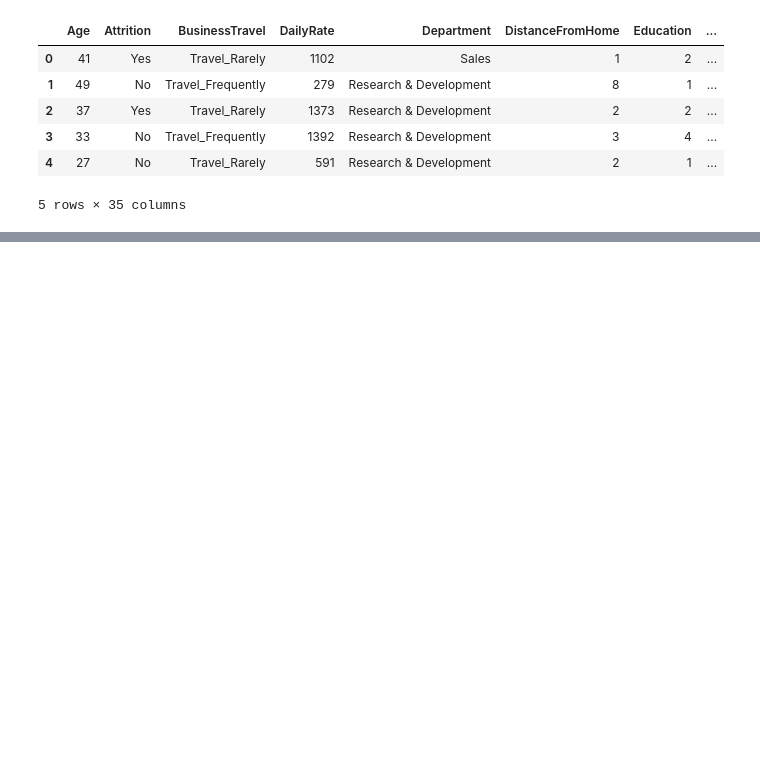
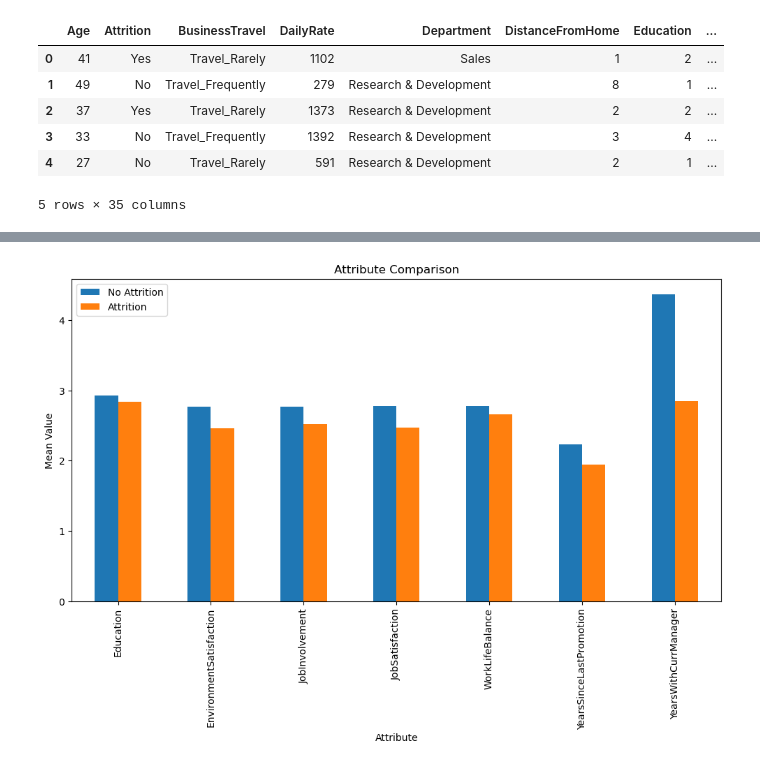
Before and after one commit to Jeff-Wince/GroupProj_Aakash_Jeff_Sonila_Stephanie, a Jupyter notebook: HR-Employee-Attrition.ipynb, the cells around one changed output, grey strips where cells are left out. Saved outputs shown, nothing was run; the diff lists cells and outputs as text; code cells hidden in the pictures; blank space fills up the shorter version.

```diff
--- a/HR-Employee-Attrition.ipynb
+++ b/HR-Employee-Attrition.ipynb
@@ -616,0 +328,19 @@ dep_yes
+# %%
+#making a dataframe out of columns that we see a noticeable difference in att_means and putting it on side by side bar graphs
+
+at_df = pd.DataFrame({'Attribute': ['Education', 'EnvironmentSatisfaction', 'JobInvolvement', 'JobSatisfaction',
+                                    'WorkLifeBalance', 'YearsSinceLastPromotion', 'YearsWithCurrManager'],
+                   'No Attrition': [ 2.93, 2.77, 2.77, 2.78, 2.78, 2.23, 4.37],
+                   'Attrition': [ 2.84, 2.46, 2.52, 2.47, 2.66, 1.95, 2.85]})
+
+# Plot the data as a bar graph
+at_df.set_index("Attribute", inplace=True)
+at_df.plot(kind='bar', figsize=(12,6), stacked=False, width = 0.5)
+
+plt.title("Attribute Comparison")
+plt.xlabel("Attribute")
+plt.ylabel("Mean Value")
+plt.legend(loc='best')
+plt.show()
+# %% [output]
+[figure, added]
```
Also changed, not shown: parts of 84 cells of this notebook, 7 other files.
